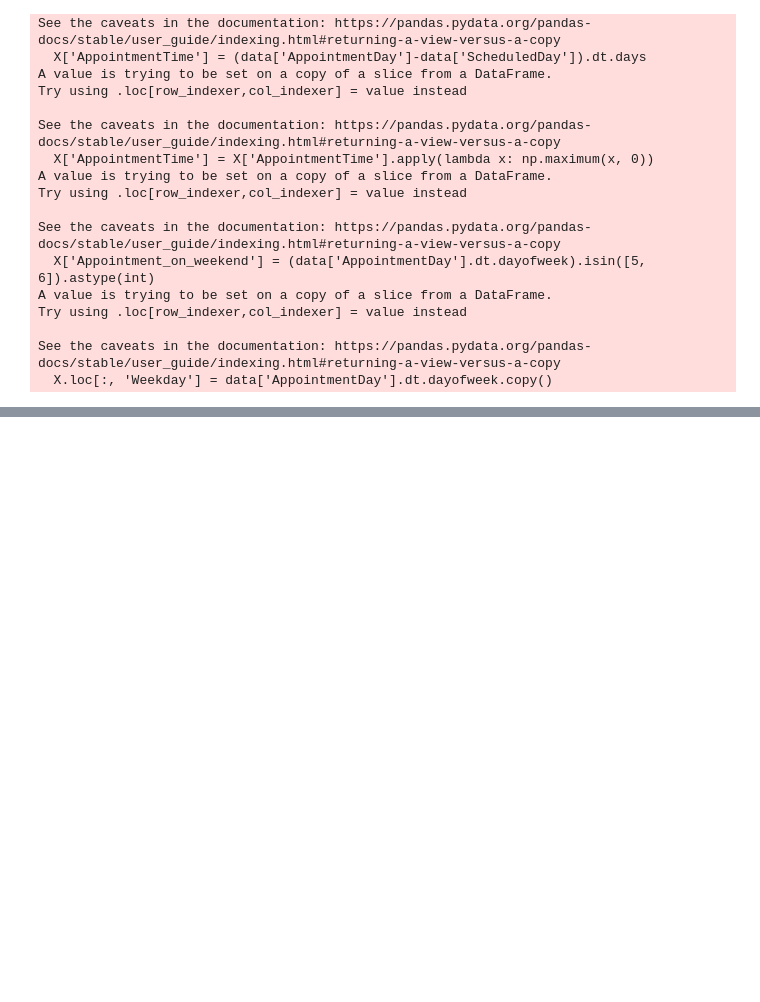
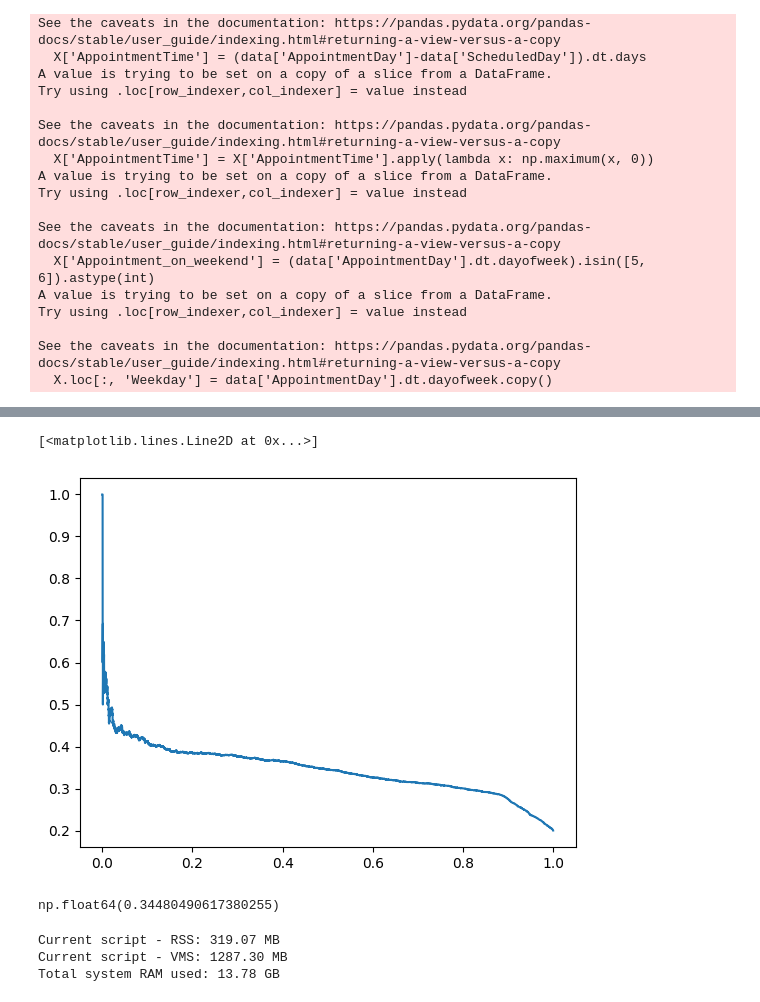
Before and after one commit to AMOGHA1140/24074032_CSOC_IG, a Jupyter notebook: vanilla_neural_networks/my_model.ipynb, the cells around one changed output, grey strips where cells are left out. Drawn from its saved outputs; the diff is of its cells as text; code cells hidden in the pictures; blank space fills up the shorter version.

```diff
--- a/vanilla_neural_networks/my_model.ipynb
+++ b/vanilla_neural_networks/my_model.ipynb
@@ -164,0 +173,10 @@ plt.plot(thresholds,precision[:-1], 'g')
+# %%
+plt.plot(recall, precision)
+# %% [output]
+[<matplotlib.lines.Line2D at 0x...>]
+[figure, added]
+# %%
+from sklearn.metrics import auc
+auc(recall, precision)
+# %% [output]
+np.float64(0.34480490617380255)
@@ -164,0 +186,26 @@ plt.plot(thresholds,precision[:-1], 'g')
+# %%
+### THIS PART OF CODE WAS GENERATED USING GEMINI
+
+import psutil
+import os
+
+# Get the current process
+process = psutil.Process(os.getpid())
+
+# Get memory info for this specific process
+# .rss (Resident Set Size) is often a good measure for actual physical RAM used by the process.
+# .vms (Virtual Memory Size) is the total virtual address space, can be much larger.
+mem_info = process.memory_info()
+rss_bytes = mem_info.rss
+vms_bytes = mem_info.vms
+
+print(f"Current script - RSS: {rss_bytes / (1024 * 1024):.2f} MB") # Resident Set Size
+print(f"Current script - VMS: {vms_bytes / (1024 * 1024):.2f} MB") # Virtual Memory Size
+
+# For total system usage (what you were using before)
+total_system_used_bytes = psutil.virtual_memory().used
+print(f"Total system RAM used: {total_system_used_bytes / (1024 * 1024 * 1024):.2f} GB")
+# %% [output]
+Current script - RSS: 319.07 MB
+Current script - VMS: 1287.30 MB
+Total system RAM used: 13.78 GB
```
Also changed, not shown: parts of 15 cells of this notebook, 4 other files.
